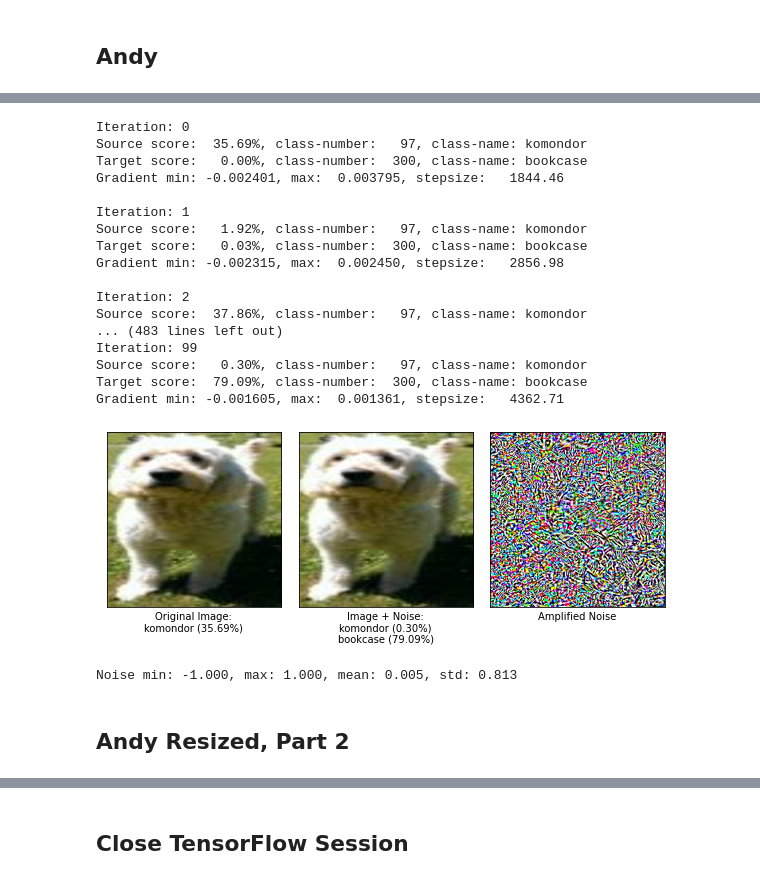
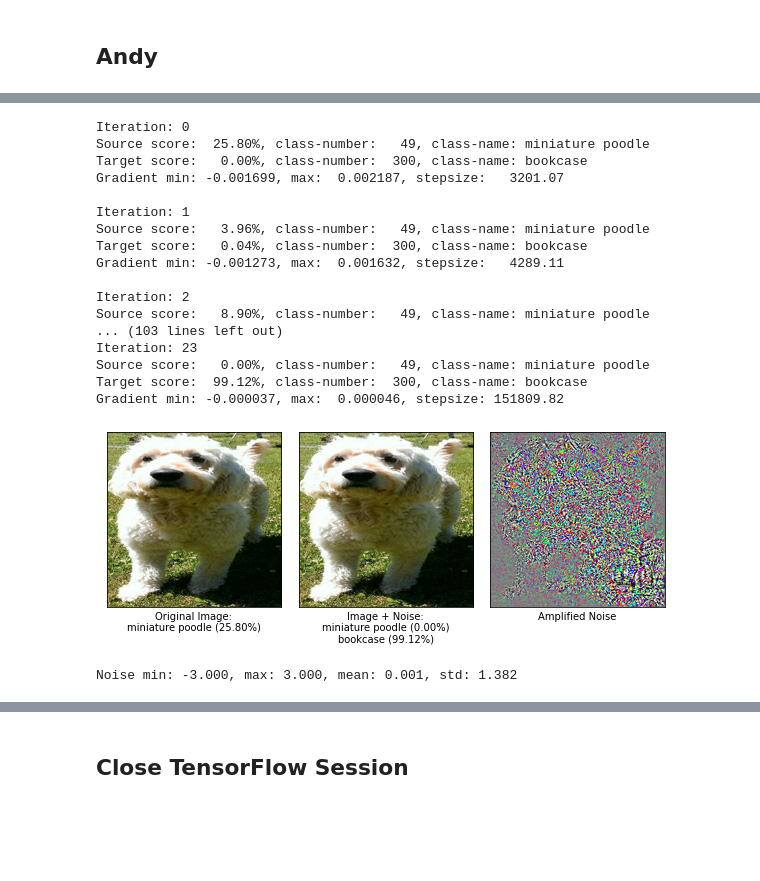
Before and after one commit to farahcc/TensorFlow-Tutorials, a Jupyter notebook: 11_Adversarial_Examples.ipynb, the cells around one changed output, grey strips where cells are left out. Saved outputs shown, nothing was run; the diff lists cells and outputs as text; code cells hidden in the pictures; blank space fills up the shorter version.

Commit message:
Primary additions to 11_Adversarial_Examples, with addition of wavelet denoising function, noisy image test function, and images to test function.

```diff
--- a/11_Adversarial_Examples.ipynb
+++ b/11_Adversarial_Examples.ipynb
@@ -374,3 +382,4 @@ def adversary_example(image_path, cls_target,
     msg = "Noise min: {0:.3f}, max: {1:.3f}, mean: {2:.3f}, std: {3:.3f}"
     print(msg.format(noise.min(), noise.max(),
                      noise.mean(), noise.std()))
+    return noisy_image
@@ -548,29 +600,27 @@ Noise min: -1.000, max: 1.000, mean: 0.000, std: 0.839
 # %%
-image_path = "images/Andy_crop_resize1.jpg"
+image_path = "images/Andy_crop_denoised.jpg"
 
-adversary_example(image_path=image_path,
+adversarial_image = adversary_example(image_path=image_path,
                   cls_target=300,
-                  noise_limit=1.0,
+                  noise_limit=3.0,
                   required_score=0.99)
 # %% [output]
 Iteration: 0
-Source score:  35.69%, class-number:   97, class-name: komondor
+Source score:  25.80%, class-number:   49, class-name: miniature poodle
 Target score:   0.00%, class-number:  300, class-name: bookcase
-Gradient min: -0.002401, max:  0.003795, stepsize:   1844.46
+Gradient min: -0.001699, max:  0.002187, stepsize:   3201.07
 
 Iteration: 1
-Source score:   1.92%, class-number:   97, class-name: komondor
-Target score:   0.03%, class-number:  300, class-name: bookcase
-Gradient min: -0.002315, max:  0.002450, stepsize:   2856.98
+Source score:   3.96%, class-number:   49, class-name: miniature poodle
+Target score:   0.04%, class-number:  300, class-name: bookcase
+Gradient min: -0.001273, max:  0.001632, stepsize:   4289.11
 
 Iteration: 2
-Source score:  37.86%, class-number:   97, class-name: komondor
-... (483 lines left out)
-Iteration: 99
-Source score:   0.30%, class-number:   97, class-name: komondor
-Target score:  79.09%, class-number:  300, class-name: bookcase
-Gradient min: -0.001605, max:  0.001361, stepsize:   4362.71
+Source score:   8.90%, class-number:   49, class-name: miniature poodle
+... (103 lines left out)
+Iteration: 23
+Source score:   0.00%, class-number:   49, class-name: miniature poodle
+Target score:  99.12%, class-number:  300, class-name: bookcase
+Gradient min: -0.000037, max:  0.000046, stepsize: 151809.82
-[figure, old version]
+[figure, new version]
-Noise min: -1.000, max: 1.000, mean: 0.005, std: 0.813
+Noise min: -3.000, max: 3.000, mean: 0.001, std: 1.382
-# %% [markdown]
-## Andy Resized, Part 2
```
Also changed, not shown: parts of 38 cells of this notebook, 5 other files.
